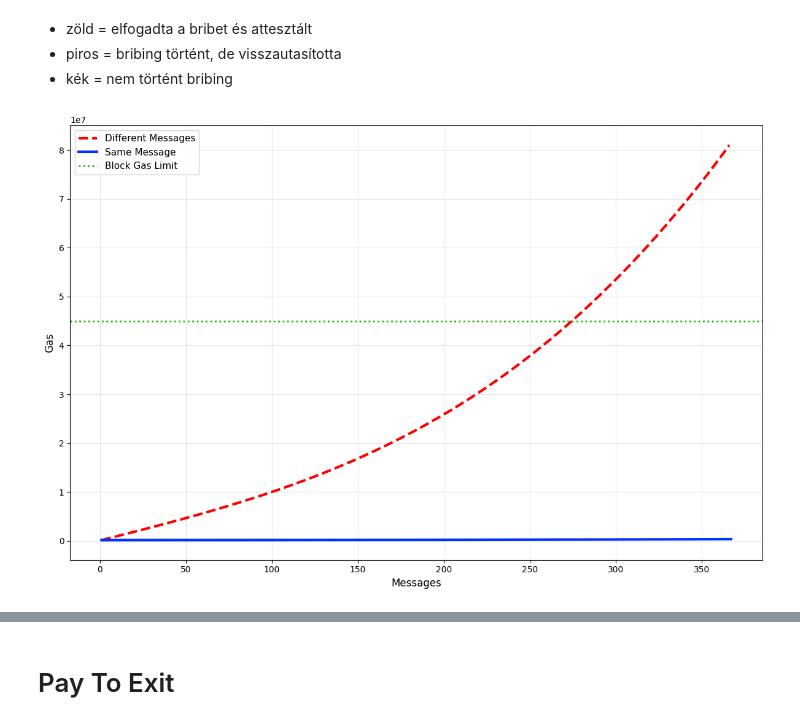
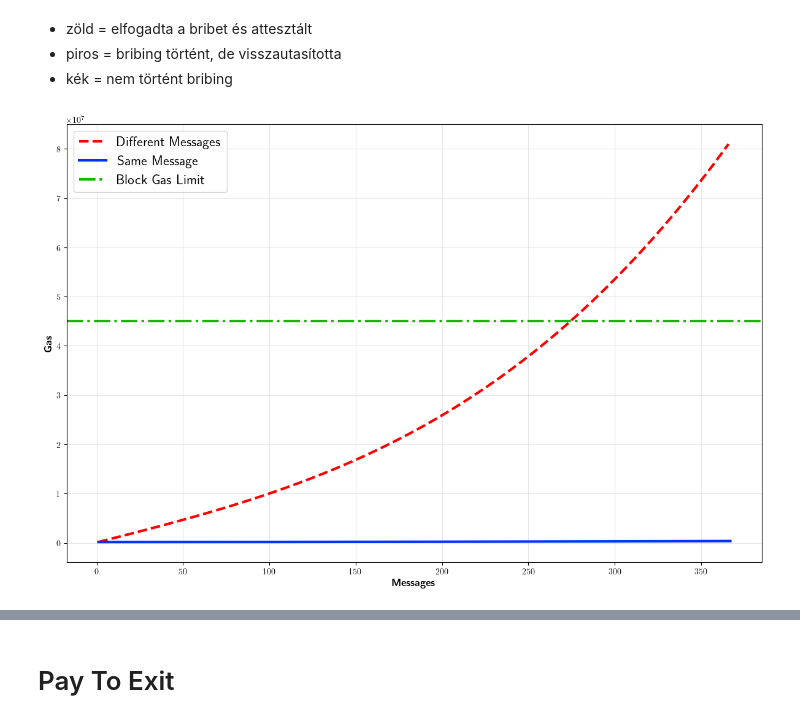
Before and after one commit to 0xSooki/bribery-zoo, a Jupyter notebook: Figures/playground.ipynb, the cells around one changed output, grey strips where cells are left out. Drawn from its saved outputs; the diff is of its cells as text; code cells hidden in the pictures.

```diff
--- a/Figures/playground.ipynb
+++ b/Figures/playground.ipynb
@@ -296,37 +296,40 @@ df_same = pd.DataFrame(
     same_messages_data, columns=["messages", "total_gas", "gas_per_message"]
 )
 # %%
+import matplotlib
+
+matplotlib.rcParams["text.usetex"] = True
+
 fig, ax1 = plt.subplots(1, 1, figsize=(12, 8))
 
 ax1.plot(
     df_different["messages"],
     df_different["total_gas"],
     "--",
     color="#FF0000",
     linewidth=3,
     markersize=6,
     label="Different Messages",
 )
 ax1.plot(
     df_same["messages"],
     df_same["total_gas"],
     "-",
     color="#0033FF",
     linewidth=3,
     markersize=6,
     label="Same Message",
 )
 ax1.axhline(
-    45_000_000, color="#18B600", linestyle=":", linewidth=2, label="Block Gas Limit"
+    45_000_000, color="#18B600", linestyle="-.", linewidth=3, label="Block Gas Limit"
 )
-ax1.set_xlabel("Messages", fontsize=12)
-ax1.set_ylabel("Gas", fontsize=12)
+ax1.set_xlabel(r"$\textbf{Messages}$", fontsize=12)
+ax1.set_ylabel(r"$\textbf{Gas}$", fontsize=12)
 
 ax1.grid(True, alpha=0.3)
-ax1.legend(fontsize=11)
+ax1.legend(fontsize=16)
 
 plt.tight_layout()
-# plt.savefig("bls_gas_costs.pdf", format="pdf", bbox_inches="tight")
 plt.show()
 # %% [output]
-[figure, old version]
+[figure, new version]
```
Also changed, not shown: parts of 1 cell of this notebook.
